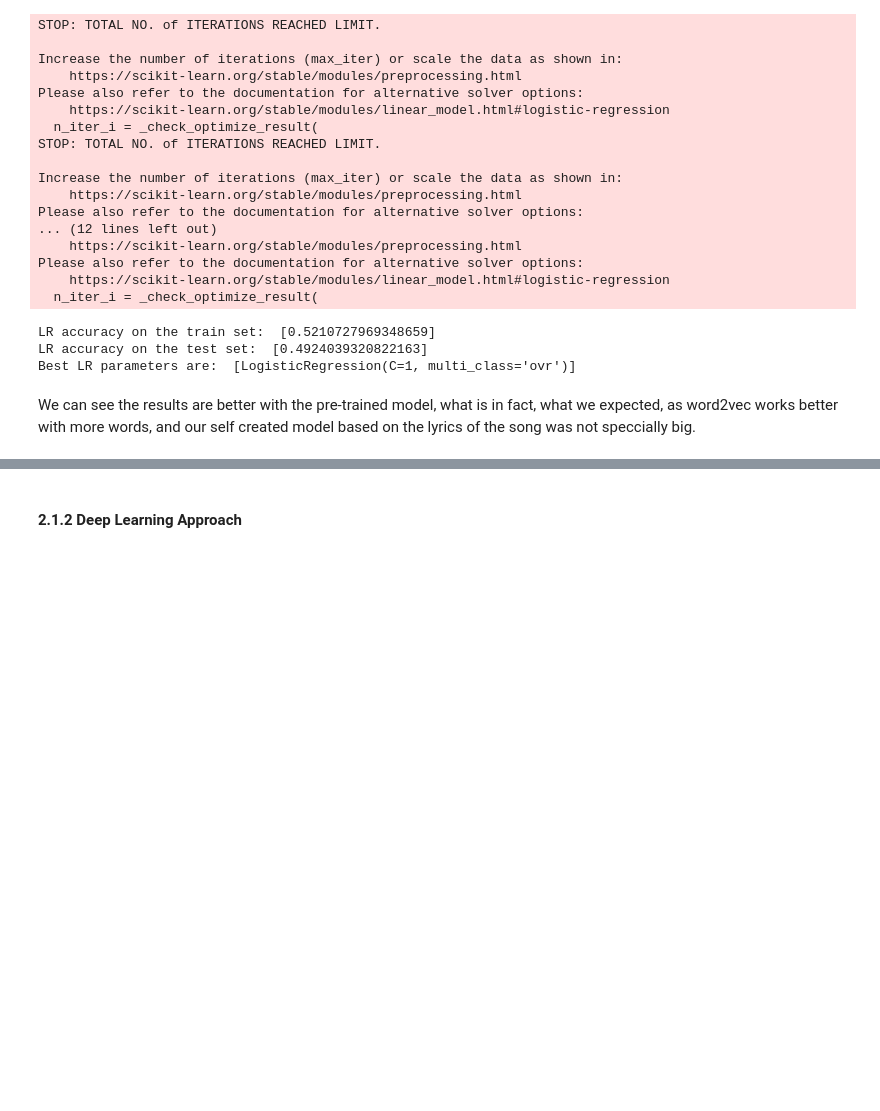
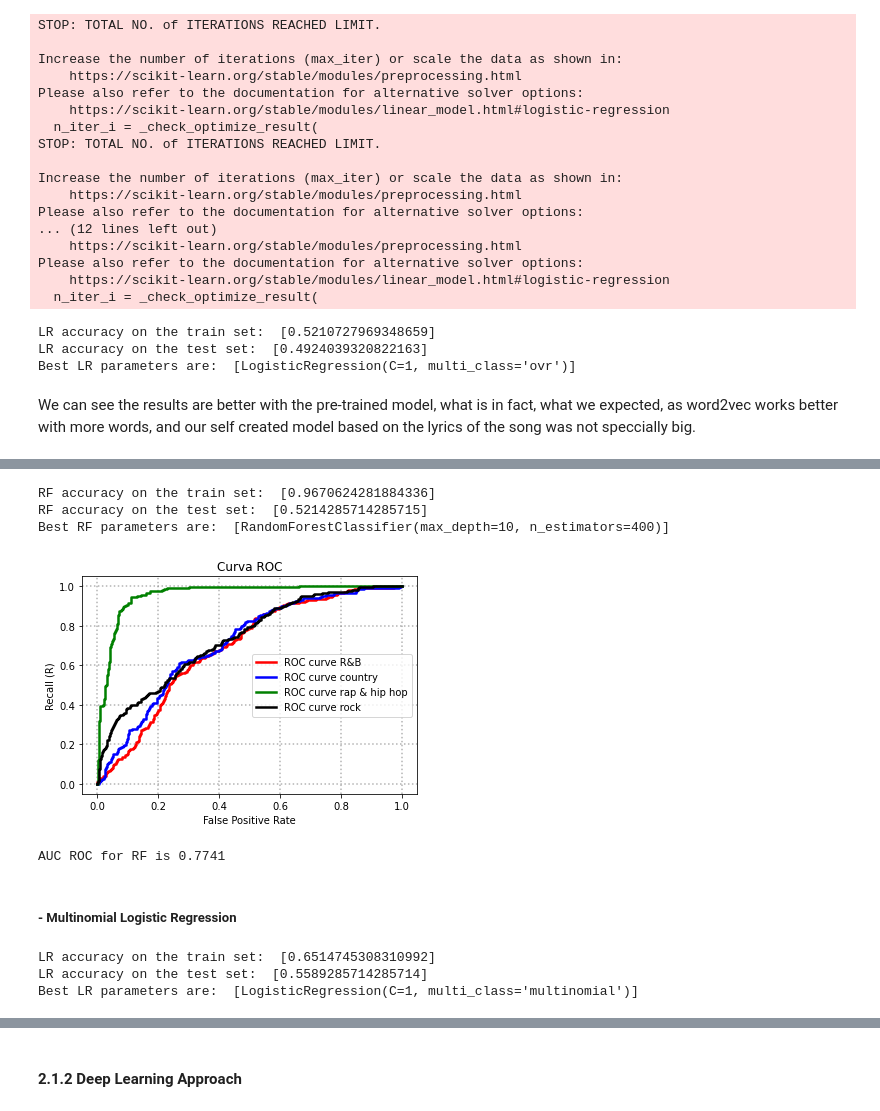
Before and after one commit to MigueXl/Musical_Genre_Classification, a Jupyter notebook: FInal_Project_Notebook.ipynb, the cells around one changed output, grey strips where cells are left out. Drawn from its saved outputs; the diff is of its cells as text; code cells hidden in the pictures; blank space fills up the shorter version.

```diff
--- a/FInal_Project_Notebook.ipynb
+++ b/FInal_Project_Notebook.ipynb
@@ -1137,0 +1234,58 @@ We can see the results are better with the pre-trained model, what is in fact, w
+# %%
+random.seed(33)
+RF = RandomForestClassifier()
+param_grid = {'n_estimators': [50,100,200,400], 'criterion':['gini', 'entropy'], 'max_depth':[2,5,10,12]}
+
+result_rf_pre = classification_task(RF, param_grid=param_grid, x_tr_emb = x_train, x_tst_emb =x_test, y_train = y_train, y_test = y_test)
+
+print("RF accuracy on the train set: ", result_rf_pre['accuracy_train'])
+print("RF accuracy on the test set: ", result_rf_pre['accuracy'])
+print("Best RF parameters are: ", result_rf_pre['best_estimator'])
+probs = np.array(result_rf_pre['probs']).squeeze()
+# %% [output]
+RF accuracy on the train set:  [0.9670624281884336]
+RF accuracy on the test set:  [0.5214285714285715]
+Best RF parameters are:  [RandomForestClassifier(max_depth=10, n_estimators=400)]
+# %%
+fpr0, recall0, thresholds0 = metrics.roc_curve(y_test, probs[:,0], pos_label=0)
+fpr1, recall1, thresholds1 = metrics.roc_curve(y_test, probs[:,1], pos_label=1)
+fpr2, recall2, thresholds2 = metrics.roc_curve(y_test, probs[:,2], pos_label=2)
+fpr3, recall3, thresholds3 = metrics.roc_curve(y_test, probs[:,3], pos_label=3)
+
+Y_decoded = encoder.inverse_transform([0,1,2,3])
+
+fig,ax = plt.subplots()
+plt.plot(fpr0, recall0,lw=2.5,label=f'ROC curve {Y_decoded[0]}', color = 'red')
+plt.plot(fpr1, recall1,lw=2.5,label=f'ROC curve {Y_decoded[1]}', color = 'blue')
+plt.plot(fpr2, recall2,lw=2.5,label=f'ROC curve {Y_decoded[2]}', color = 'green')
+plt.plot(fpr3, recall3,lw=2.5,label=f'ROC curve {Y_decoded[3]}', color = 'black')
+plt.legend(loc=7)
+plt.grid(which='major', color='gray', alpha=0.6, linestyle='dotted', lw=1.5)
+plt.xlabel('False Positive Rate')
+plt.ylabel('Recall (R)')
+plt.title('Curva ROC')
+plt.show()
+
+area_roc = metrics.roc_auc_score(y_test, probs,  multi_class='ovr')
+
+print(f"AUC ROC for RF is {area_roc:.4f}")
+# %% [output]
+[figure, added]
+AUC ROC for RF is 0.7741
+# %% [markdown]
+##### - Multinomial Logistic Regression
+# %%
+random.seed(33)
+lr = LogisticRegression()
+param_grid = {'multi_class':['multinomial', 'ovr'], 'solver':['lbfgs'], 'C':[0.0001, 0.001, 0.01, 0.1, 0.5,1]}
+
+result_lr_pre = classification_task(lr, param_grid=param_grid, x_tr_emb = x_train, x_tst_emb =x_test, y_train = y_train, y_test = y_test)
+
+print("LR accuracy on the train set: ", result_lr_pre['accuracy_train'])
+print("LR accuracy on the test set: ", result_lr_pre['accuracy'])
+print("Best LR parameters are: ", result_lr_pre['best_estimator'])
+probs = np.array(result_lr_pre['probs']).squeeze()
+# %% [output]
+LR accuracy on the train set:  [0.6514745308310992]
+LR accuracy on the test set:  [0.5589285714285714]
+Best LR parameters are:  [LogisticRegression(C=1, multi_class='multinomial')]
```
Also changed, not shown: parts of 78 cells of this notebook.
